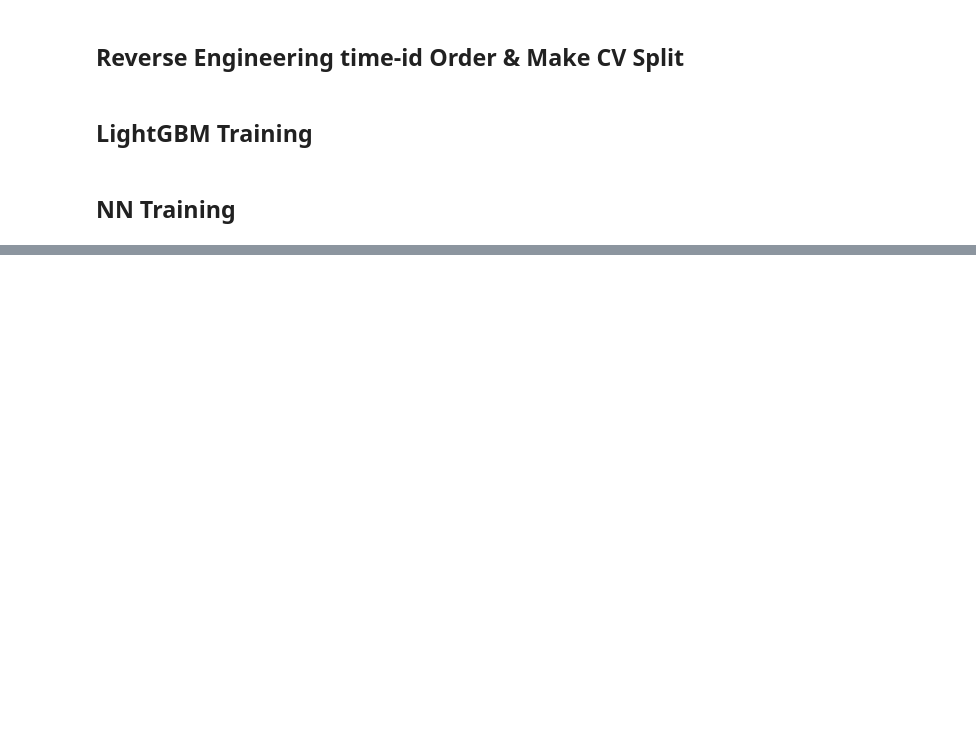
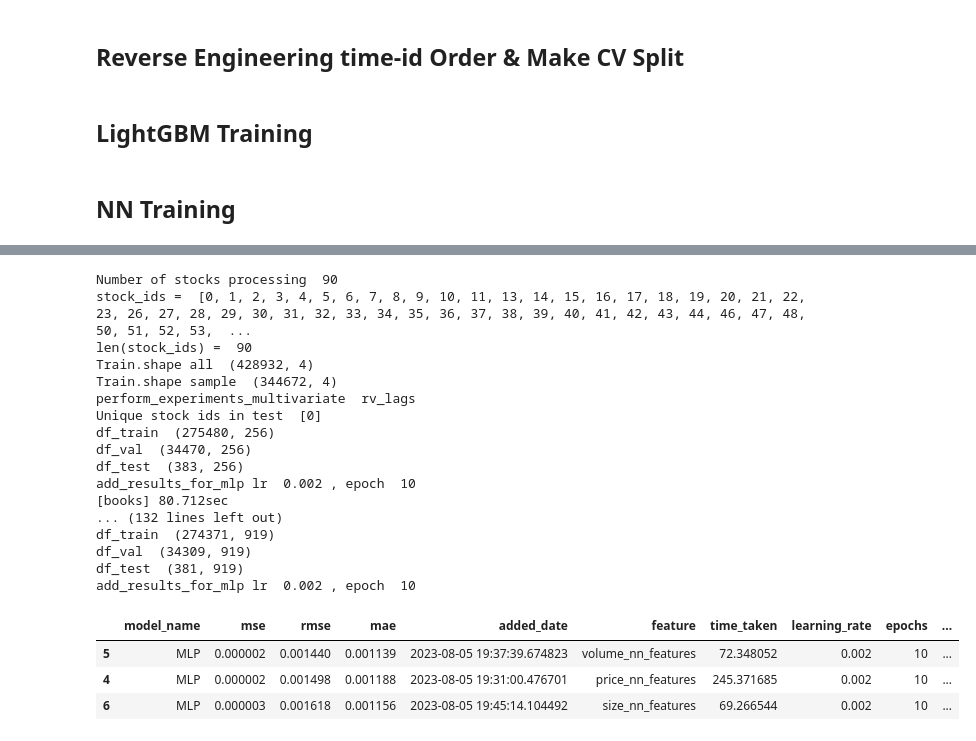
Before and after one commit to poo5zan/masters-research-project, a Jupyter notebook: from-kaggle-optiver-challenge.ipynb, the cells around one changed output, grey strips where cells are left out. Drawn from its saved outputs; the diff is of its cells as text; code cells hidden in the pictures; blank space fills up the shorter version.

Commit message:
TF-1227 experiments based on multiple stocks

```diff
--- a/from-kaggle-optiver-challenge.ipynb
+++ b/from-kaggle-optiver-challenge.ipynb
@@ -1915,8 +1917,8 @@ epochs = [10]
 def add_results_for_mlp_with_hyperparameter_tuning(X_train, y_train, X_val, y_val, X_test, y_test,
                                                    feature, stock_ids: list[int]):
     # call this in parallel
-    learning_rates = [0.002, 0.001, 0.01]
-    # learning_rates = [0.002]
+    # learning_rates = [0.002, 0.001, 0.01]
+    learning_rates = [0.002]
     for lr in learning_rates:
         for epoch in epochs:
             print('add_results_for_mlp lr ', lr, ', epoch ', epoch)
@@ -1963,6 +1965,7 @@ def add_results_for_transformer_with_hyperparameter_tuning(X_train, y_train, X_v
 # %%
 # perform_experiments_multivariate
 def perform_experiments_multivariate(df_experiment, feature: str, stock_ids: list[int], stock_ids_in_test: list[int]):
+    print('perform_experiments_multivariate ', feature)
     df_train, df_validation, df_test = split_df_into_train_val_test(df_experiment, 0.8, 0.5)
 
     if stock_ids_in_test:
@@ -1987,13 +1990,13 @@ def perform_experiments_multivariate(df_experiment, feature: str, stock_ids: lis
     y_val = df_validation['target']
     y_test = df_test['target']
 
-    X_train_ts, X_train_ts_scaler = create_timeseries_data(X_train)
-    X_val_ts, X_val_ts_scaler = create_timeseries_data(X_val)
-    X_test_ts, X_test_ts_scaler = create_timeseries_data(X_test)
+    # X_train_ts, X_train_ts_scaler = create_timeseries_data(X_train)
+    # X_val_ts, X_val_ts_scaler = create_timeseries_data(X_val)
+    # X_test_ts, X_test_ts_scaler = create_timeseries_data(X_test)
 
-    y_train_ts, y_train_ts_scaler = create_timeseries_data(y_train.to_frame())
-    y_val_ts, y_val_ts_scaler = create_timeseries_data(y_val.to_frame())
-    y_test_ts, y_test_ts_scaler = create_timeseries_data(y_test.to_frame())
+    # y_train_ts, y_train_ts_scaler = create_timeseries_data(y_train.to_frame())
+    # y_val_ts, y_val_ts_scaler = create_timeseries_data(y_val.to_frame())
+    # y_test_ts, y_test_ts_scaler = create_timeseries_data(y_test.to_frame())
 
     # X_ts = X_train_ts.append(X_val_ts)
     # y_ts = y_train_ts.append(y_val_ts)
@@ -2003,9 +2006,9 @@ def perform_experiments_multivariate(df_experiment, feature: str, stock_ids: lis
     # add_results_from_light_gbm(X_train, y_train, X_val, y_val, feature, lr=0.3)
 
     add_results_for_mlp_with_hyperparameter_tuning(X_train, y_train, X_val, y_val, X_test, y_test, feature, stock_ids)
-    add_results_for_cnn_with_hyperparameter_tuning(X_train, y_train, X_val, y_val, X_test, y_test, feature, stock_ids)
-    add_results_for_TCN_with_hyperparameter_tuning(X_train_ts, y_train_ts, X_val_ts, y_val_ts, X_test_ts, y_test_ts, feature, stock_ids)
-    add_results_for_lstm_with_hyperparameter_tuning(X_train_ts, y_train_ts, X_val_ts, y_val_ts, X_test_ts, y_test_ts, feature, stock_ids)
+    # add_results_for_cnn_with_hyperparameter_tuning(X_train, y_train, X_val, y_val, X_test, y_test, feature, stock_ids)
+    # add_results_for_TCN_with_hyperparameter_tuning(X_train_ts, y_train_ts, X_val_ts, y_val_ts, X_test_ts, y_test_ts, feature, stock_ids)
+    # add_results_for_lstm_with_hyperparameter_tuning(X_train_ts, y_train_ts, X_val_ts, y_val_ts, X_test_ts, y_test_ts, feature, stock_ids)
     # add_results_for_transformer_with_hyperparameter_tuning(X_train_ts, y_train_ts, X_val_ts, y_val_ts, X_test_ts, y_test_ts, feature, stock_ids)
 
     return get_model_results_df()
@@ -2173,19 +2183,41 @@ all_stock_ids = sorted(get_unique_stock_ids())
 # %%
 def get_top_n_results(n: int):
     df_res = get_model_results_df()
-    df_res = df_res.sort_values(by=["mae"], ascending=True)
+    df_res = df_res.sort_values(by=["rmse"], ascending=True)
     return df_res.head(n)
 # %%
-number_of_stocks = [1]
+number_of_stocks = [90]
 stock_ids_test = [0]
 for i in number_of_stocks:
     print('Number of stocks processing ', i)
-    # stock_ids = all_stock_ids[0:i]
-    stock_ids = [0,1]
+    stock_ids = all_stock_ids[0:i]
+    # stock_ids = [0,1] a
     print('stock_ids = ', stock_ids)
     print('len(stock_ids) = ', len(stock_ids))
     perform_multivariate_experiments_for_stock(stock_ids, stock_ids_test)
     display(get_top_n_results(3))
+# %% [output]
+Number of stocks processing  90
+stock_ids =  [0, 1, 2, 3, 4, 5, 6, 7, 8, 9, 10, 11, 13, 14, 15, 16, 17, 18, 19, 20, 21, 22, 23, 26, 27, 28, 29, 30, 31, 32, 33, 34, 35, 36, 37, 38, 39, 40, 41, 42, 43, 44, 46, 47, 48, 50, 51, 52, 53,  ...
+len(stock_ids) =  90
+Train.shape all  (428932, 4)
+Train.shape sample  (344672, 4)
+perform_experiments_multivariate  rv_lags
+Unique stock ids in test  [0]
+df_train  (275480, 256)
+df_val  (34470, 256)
+df_test  (383, 256)
+add_results_for_mlp lr  0.002 , epoch  10
+[books] 80.712sec
+... (132 lines left out)
+df_train  (274371, 919)
+df_val  (34309, 919)
+df_test  (381, 919)
+add_results_for_mlp lr  0.002 , epoch  10
+|  | model_name | mse | rmse | mae | added_date | feature | time_taken | learning_rate | epochs | ... |
+| 5 | MLP | 0.000002 | 0.001440 | 0.001139 | 2023-08-05 19:37:39.674823 | volume_nn_features | 72.348052 | 0.002 | 10 | ... |
+| 4 | MLP | 0.000002 | 0.001498 | 0.001188 | 2023-08-05 19:31:00.476701 | price_nn_features | 245.371685 | 0.002 | 10 | ... |
+| 6 | MLP | 0.000003 | 0.001618 | 0.001156 | 2023-08-05 19:45:14.104492 | size_nn_features | 69.266544 | 0.002 | 10 | ... |
 # %%
 df_res = get_model_results_df()
 df_res.sort_values(by=["mae"], ascending=True)
```
Also changed, not shown: parts of 6 cells of this notebook.
